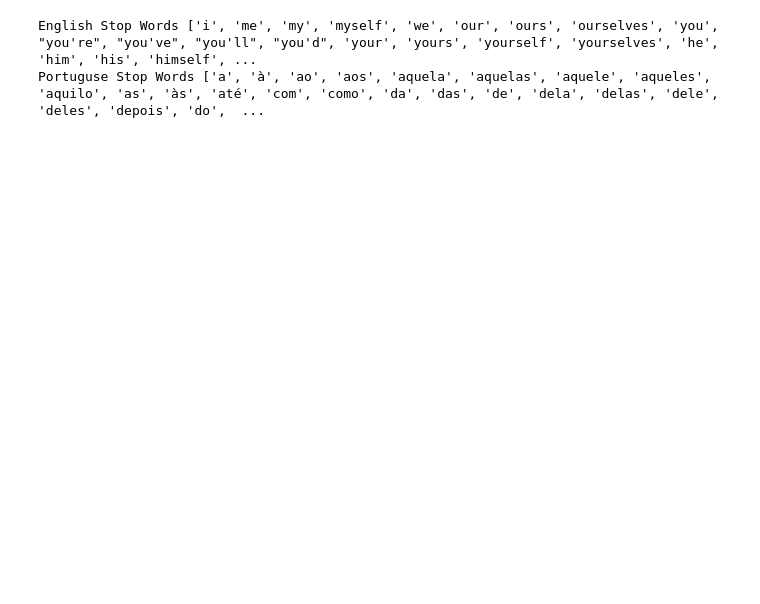
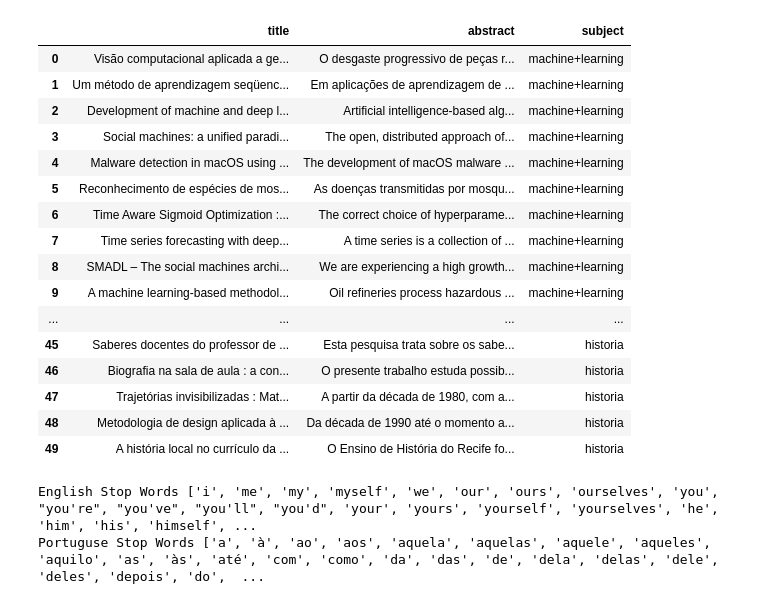
Before and after one commit to rgprado/Mineracao_de_Texto_na_Web_Coleta_de_Dados, a Jupyter notebook: Atividade_1_Coleta_de_dados_na_Web,_Pré_processamento_e_Extração_de_Características_do_Texto_Rodrigo_Prado.ipynb, the cells around one changed output. Drawn from its saved outputs; the diff is of its cells as text; code cells hidden in the pictures; blank space fills up the shorter version.

```diff
--- a/Atividade_1_Coleta_de_dados_na_Web,_Pré_processamento_e_Extração_de_Características_do_Texto_Rodrigo_Prado.ipynb
+++ b/Atividade_1_Coleta_de_dados_na_Web,_Pré_processamento_e_Extração_de_Características_do_Texto_Rodrigo_Prado.ipynb
@@ -136,3 +126,31 @@ df
+# %%
+path = os.getcwd()
+files = glob.glob(os.path.join(path, "output/*/*.json"))
+# %%
+jsons = [pd.read_json(file, lines=True) for file in files]
+thesis = pd.concat(jsons, ignore_index=True)
+
+thesis["subject"] = [os.path.split(os.path.dirname(file))[-1] for file in files]
+# %%
+thesis
+# %% [output]
+|  | title | abstract | subject |
+| 0 | Visão computacional aplicada a ge... | O desgaste progressivo de peças r... | machine+learning |
+| 1 | Um método de aprendizagem seqüenc... | Em aplicações de aprendizagem de ... | machine+learning |
+| 2 | Development of machine and deep l... | Artificial intelligence-based alg... | machine+learning |
+| 3 | Social machines: a unified paradi... | The open, distributed approach of... | machine+learning |
+| 4 | Malware detection in macOS using ... | The development of macOS malware ... | machine+learning |
+| 5 | Reconhecimento de espécies de mos... | As doenças transmitidas por mosqu... | machine+learning |
+| 6 | Time Aware Sigmoid Optimization :... | The correct choice of hyperparame... | machine+learning |
+| 7 | Time series forecasting with deep... | A time series is a collection of ... | machine+learning |
+| 8 | SMADL – The social machines archi... | We are experiencing a high growth... | machine+learning |
+| 9 | A machine learning-based methodol... | Oil refineries process hazardous ... | machine+learning |
+| ... | ... | ... | ... |
+| 45 | Saberes docentes do professor de ... | Esta pesquisa trata sobre os sabe... | historia |
+| 46 | Biografia na sala de aula : a con... | O presente trabalho estuda possib... | historia |
+| 47 | Trajetórias invisibilizadas : Mat... | A partir da década de 1980, com a... | historia |
+| 48 | Metodologia de design aplicada à ... | Da década de 1990 até o momento a... | historia |
+| 49 | A história local no currículo da ... | O Ensino de História do Recife fo... | historia |
 # %%
 list_stop_en = stopwords.words('english')
 print('English Stop Words', list_stop_en)
```
Also changed, not shown: parts of 38 cells of this notebook.
